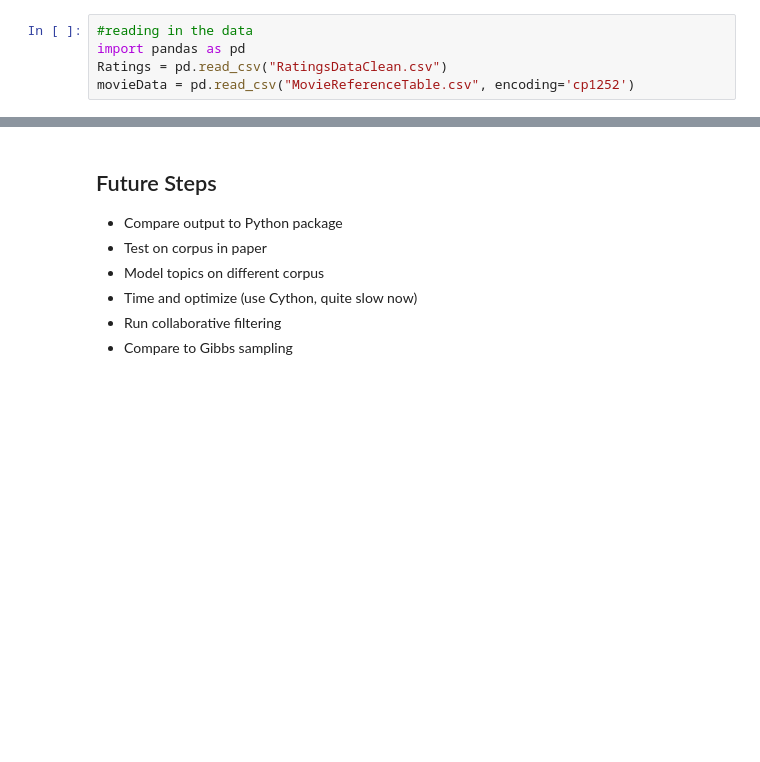
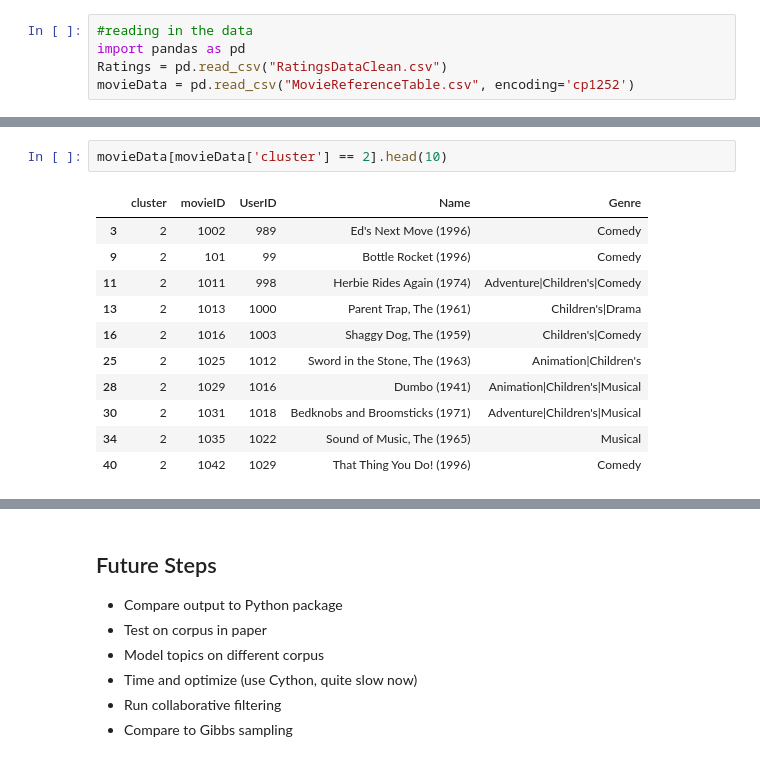
Before and after one commit to aky4wn/663FinalProject, a Jupyter notebook: LDA-Code-Yanchenko-Robertson_Cython.ipynb, the cells around one changed output, grey strips where cells are left out. Cells and saved outputs as stored; diff of their text form; blank space fills up the shorter version.

```diff
--- a/LDA-Code-Yanchenko-Robertson_Cython.ipynb
+++ b/LDA-Code-Yanchenko-Robertson_Cython.ipynb
@@ -1329,0 +1539,14 @@ list(movieData[movieData['movieID'].isin(testList)]["Name"])
+# %%
+movieData[movieData['cluster'] == 2].head(10)
+# %% [output]
+|  | cluster | movieID | UserID | Name | Genre |
+| 3 | 2 | 1002 | 989 | Ed's Next Move (1996) | Comedy |
+| 9 | 2 | 101 | 99 | Bottle Rocket (1996) | Comedy |
+| 11 | 2 | 1011 | 998 | Herbie Rides Again (1974) | Adventure|Children's|Comedy |
+| 13 | 2 | 1013 | 1000 | Parent Trap, The (1961) | Children's|Drama |
+| 16 | 2 | 1016 | 1003 | Shaggy Dog, The (1959) | Children's|Comedy |
+| 25 | 2 | 1025 | 1012 | Sword in the Stone, The (1963) | Animation|Children's |
+| 28 | 2 | 1029 | 1016 | Dumbo (1941) | Animation|Children's|Musical |
+| 30 | 2 | 1031 | 1018 | Bedknobs and Broomsticks (1971) | Adventure|Children's|Musical |
+| 34 | 2 | 1035 | 1022 | Sound of Music, The (1965) | Musical |
+| 40 | 2 | 1042 | 1029 | That Thing You Do! (1996) | Comedy |
```
Also changed, not shown: parts of 18 cells of this notebook.
